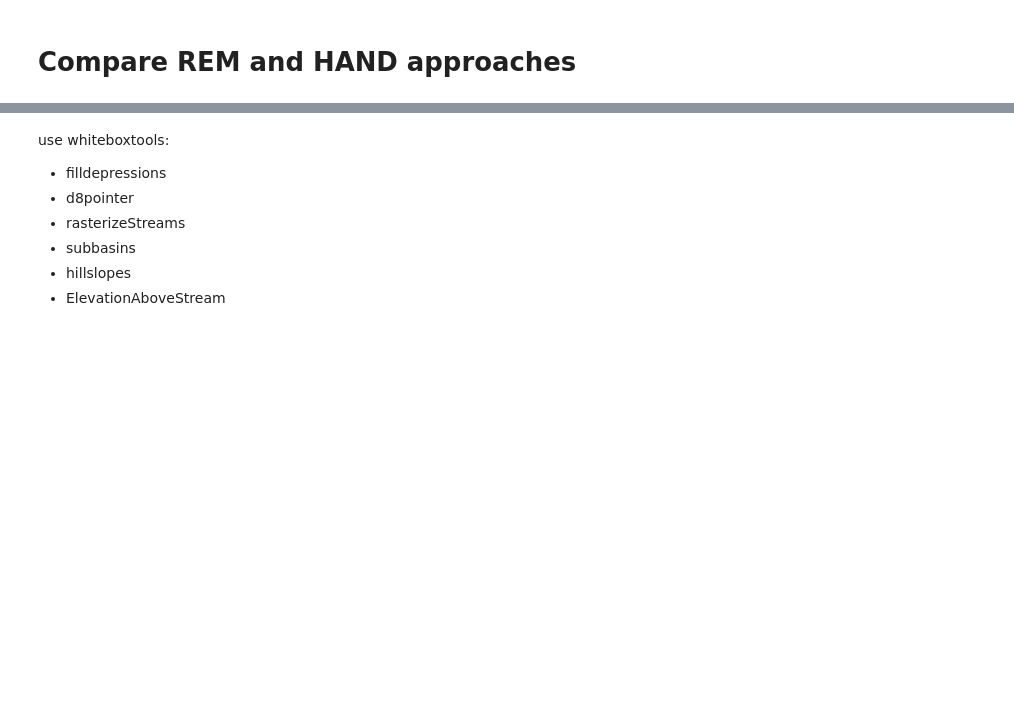
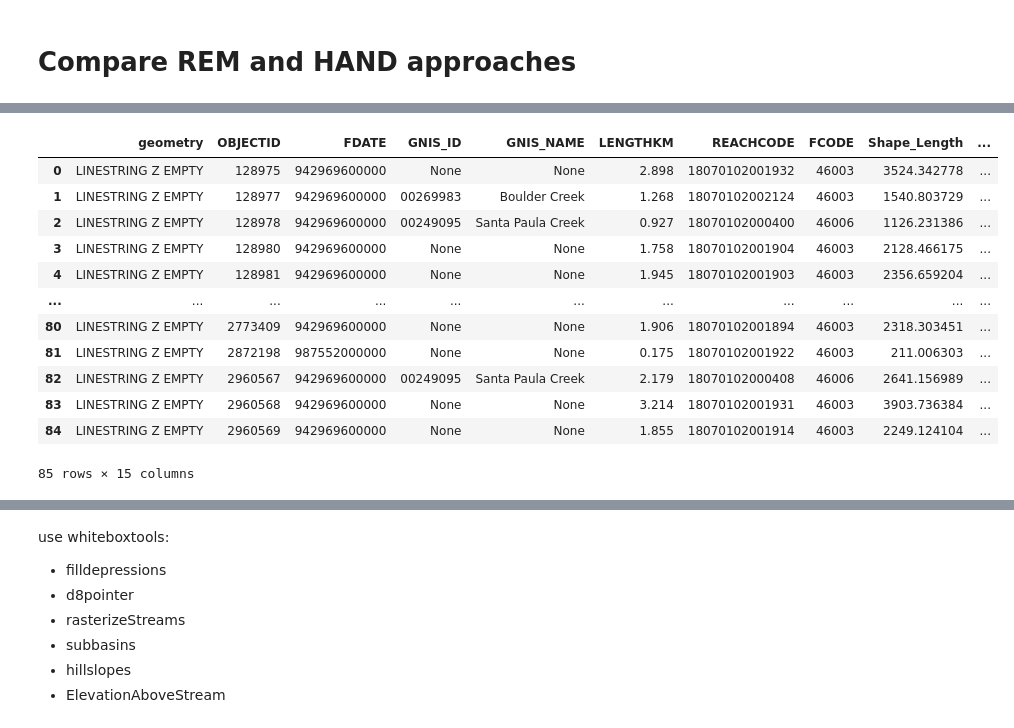
Before and after one commit to avkoehl/valleys, a Jupyter notebook: notebooks/rem_hand.ipynb, the cells around one changed output, grey strips where cells are left out. Drawn from its saved outputs; the diff is of its cells as text; code cells hidden in the pictures; blank space fills up the shorter version.

```diff
--- a/notebooks/rem_hand.ipynb
+++ b/notebooks/rem_hand.ipynb
@@ -89,3 +90,19 @@ for geom in flow['geometry']:
+# %%
+flow
+# %% [output]
+|  | geometry | OBJECTID | FDATE | GNIS_ID | GNIS_NAME | LENGTHKM | REACHCODE | FCODE | Shape_Length | ... |
+| 0 | LINESTRING Z EMPTY | 128975 | 942969600000 | None | None | 2.898 | 18070102001932 | 46003 | 3524.342778 | ... |
+| 1 | LINESTRING Z EMPTY | 128977 | 942969600000 | 00269983 | Boulder Creek | 1.268 | 18070102002124 | 46003 | 1540.803729 | ... |
+| 2 | LINESTRING Z EMPTY | 128978 | 942969600000 | 00249095 | Santa Paula Creek | 0.927 | 18070102000400 | 46006 | 1126.231386 | ... |
+| 3 | LINESTRING Z EMPTY | 128980 | 942969600000 | None | None | 1.758 | 18070102001904 | 46003 | 2128.466175 | ... |
+| 4 | LINESTRING Z EMPTY | 128981 | 942969600000 | None | None | 1.945 | 18070102001903 | 46003 | 2356.659204 | ... |
+| ... | ... | ... | ... | ... | ... | ... | ... | ... | ... | ... |
+| 80 | LINESTRING Z EMPTY | 2773409 | 942969600000 | None | None | 1.906 | 18070102001894 | 46003 | 2318.303451 | ... |
+| 81 | LINESTRING Z EMPTY | 2872198 | 987552000000 | None | None | 0.175 | 18070102001922 | 46003 | 211.006303 | ... |
+| 82 | LINESTRING Z EMPTY | 2960567 | 942969600000 | 00249095 | Santa Paula Creek | 2.179 | 18070102000408 | 46006 | 2641.156989 | ... |
+| 83 | LINESTRING Z EMPTY | 2960568 | 942969600000 | None | None | 3.214 | 18070102001931 | 46003 | 3903.736384 | ... |
+| 84 | LINESTRING Z EMPTY | 2960569 | 942969600000 | None | None | 1.855 | 18070102001914 | 46003 | 2249.124104 | ... |
+85 rows × 15 columns
 # %%
 fig, ax = plt.subplots()
 colors = [tuple(c) for c in np.random.rand(len(flow['geometry']), 3)]
```
Also changed, not shown: parts of 12 cells of this notebook, 1 other file.
